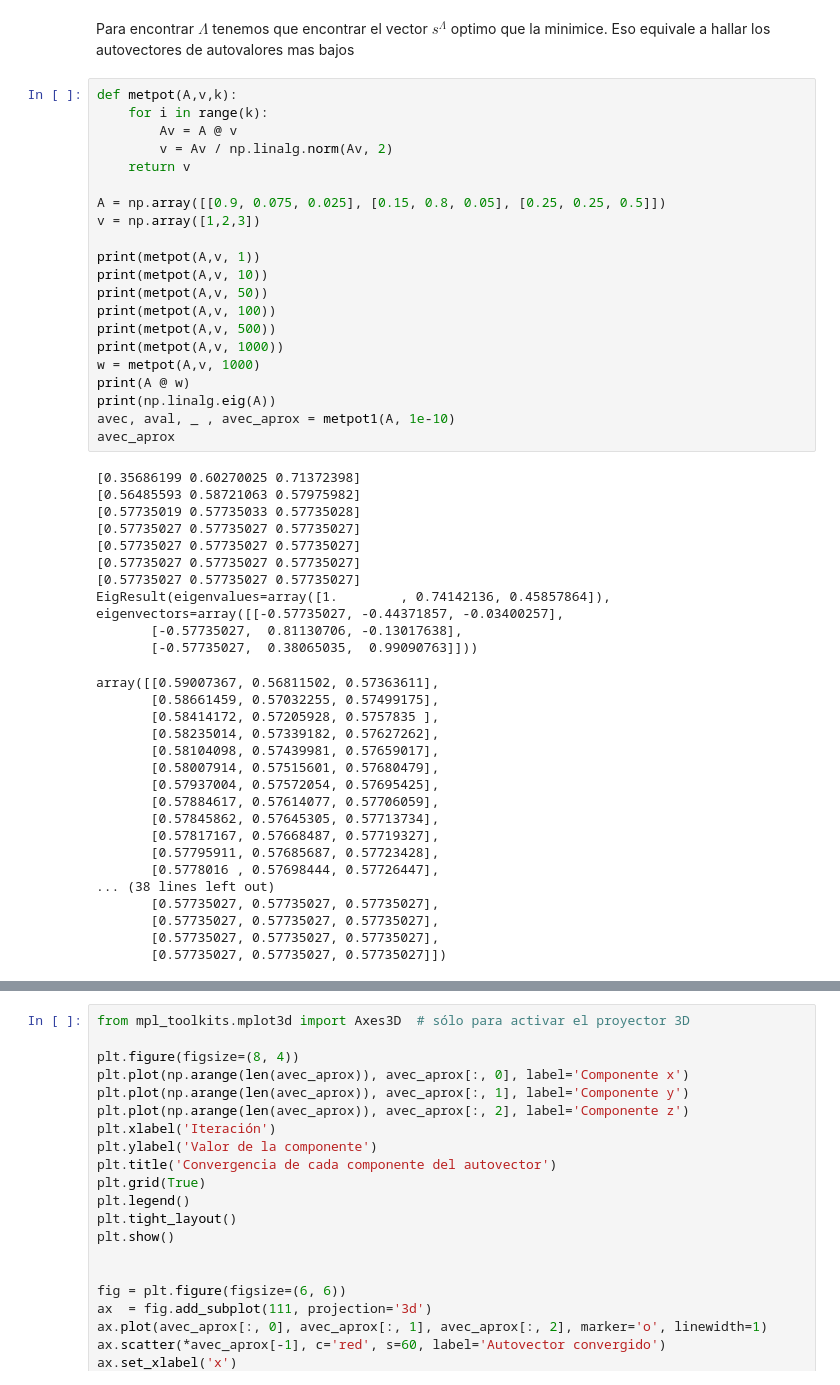
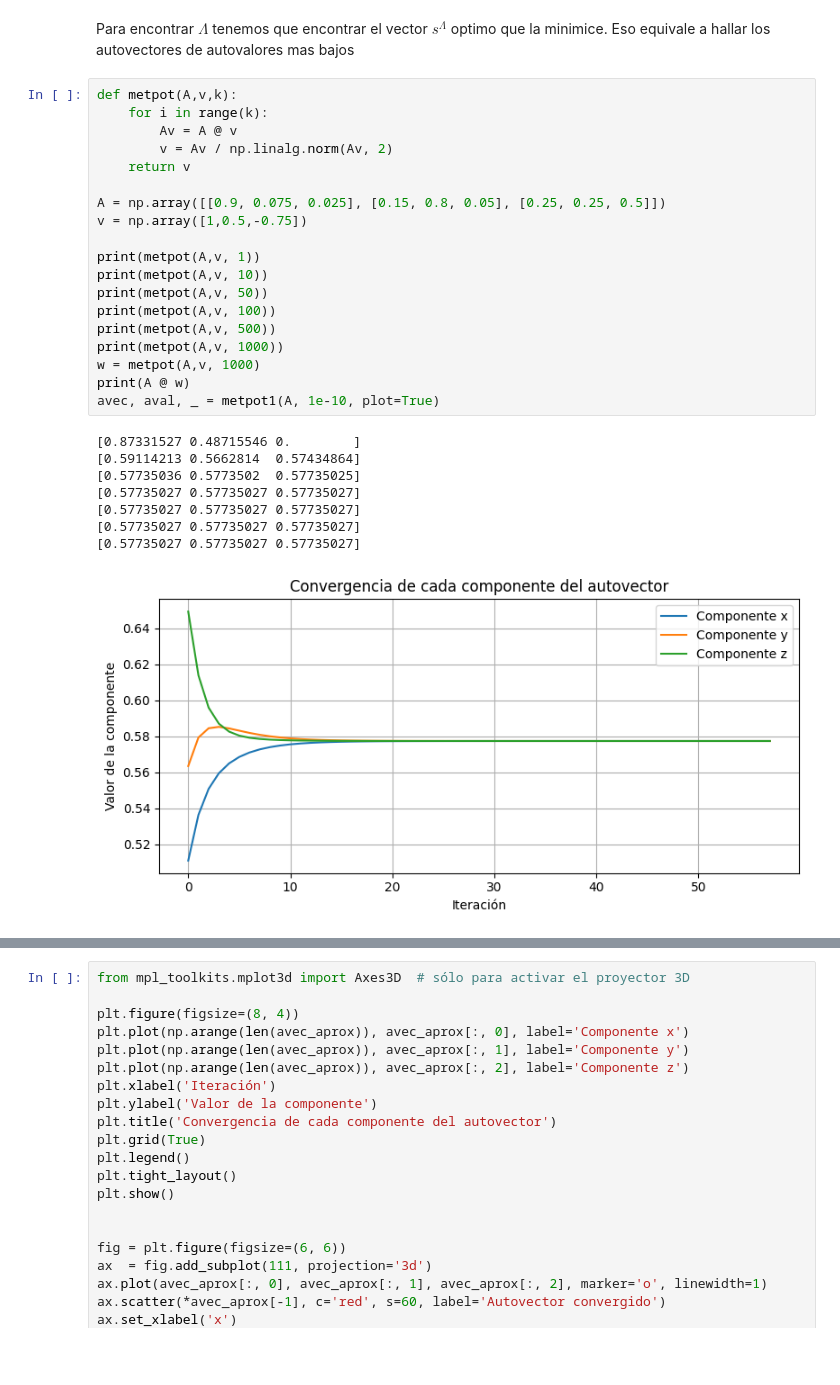
Before and after one commit to agusruss0/TP2-alc-2025-2C, a Jupyter notebook: tp2_notebook.ipynb, the cells around one changed output, grey strips where cells are left out. Drawn from its saved outputs; the diff is of its cells as text; blank space fills up the shorter version.

```diff
--- a/tp2_notebook.ipynb
+++ b/tp2_notebook.ipynb
@@ -30,49 +30,28 @@ Para encontrar $\Lambda$ tenemos que encontrar el vector $s^{\Lambda}$ optimo qu
 # %%
 def metpot(A,v,k):
     for i in range(k):
         Av = A @ v
         v = Av / np.linalg.norm(Av, 2)
     return v
 
 A = np.array([[0.9, 0.075, 0.025], [0.15, 0.8, 0.05], [0.25, 0.25, 0.5]])
-v = np.array([1,2,3])
+v = np.array([1,0.5,-0.75])
 
 print(metpot(A,v, 1))
 print(metpot(A,v, 10))
 print(metpot(A,v, 50))
 print(metpot(A,v, 100))
 print(metpot(A,v, 500))
 print(metpot(A,v, 1000))
 w = metpot(A,v, 1000)
 print(A @ w)
-print(np.linalg.eig(A))
-avec, aval, _ , avec_aprox = metpot1(A, 1e-10)
-avec_aprox
+avec, aval, _ = metpot1(A, 1e-10, plot=True)
 # %% [output]
-[0.35686199 0.60270025 0.71372398]
-[0.56485593 0.58721063 0.57975982]
-[0.57735019 0.57735033 0.57735028]
+[0.87331527 0.48715546 0.        ]
+[0.59114213 0.5662814  0.57434864]
+[0.57735036 0.5773502  0.57735025]
 [0.57735027 0.57735027 0.57735027]
 [0.57735027 0.57735027 0.57735027]
 [0.57735027 0.57735027 0.57735027]
 [0.57735027 0.57735027 0.57735027]
-EigResult(eigenvalues=array([1.        , 0.74142136, 0.45857864]), eigenvectors=array([[-0.57735027, -0.44371857, -0.03400257],
-       [-0.57735027,  0.81130706, -0.13017638],
-       [-0.57735027,  0.38065035,  0.99090763]]))
-array([[0.59007367, 0.56811502, 0.57363611],
-       [0.58661459, 0.57032255, 0.57499175],
-       [0.58414172, 0.57205928, 0.5757835 ],
-       [0.58235014, 0.57339182, 0.57627262],
-       [0.58104098, 0.57439981, 0.57659017],
-       [0.58007914, 0.57515601, 0.57680479],
-       [0.57937004, 0.57572054, 0.57695425],
-       [0.57884617, 0.57614077, 0.57706059],
-       [0.57845862, 0.57645305, 0.57713734],
-       [0.57817167, 0.57668487, 0.57719327],
-       [0.57795911, 0.57685687, 0.57723428],
-       [0.5778016 , 0.57698444, 0.57726447],
-... (38 lines left out)
-       [0.57735027, 0.57735027, 0.57735027],
-       [0.57735027, 0.57735027, 0.57735027],
-       [0.57735027, 0.57735027, 0.57735027],
-       [0.57735027, 0.57735027, 0.57735027]])
+[figure, added]
```
Also changed, not shown: parts of 1 cell of this notebook, 1 other file.
